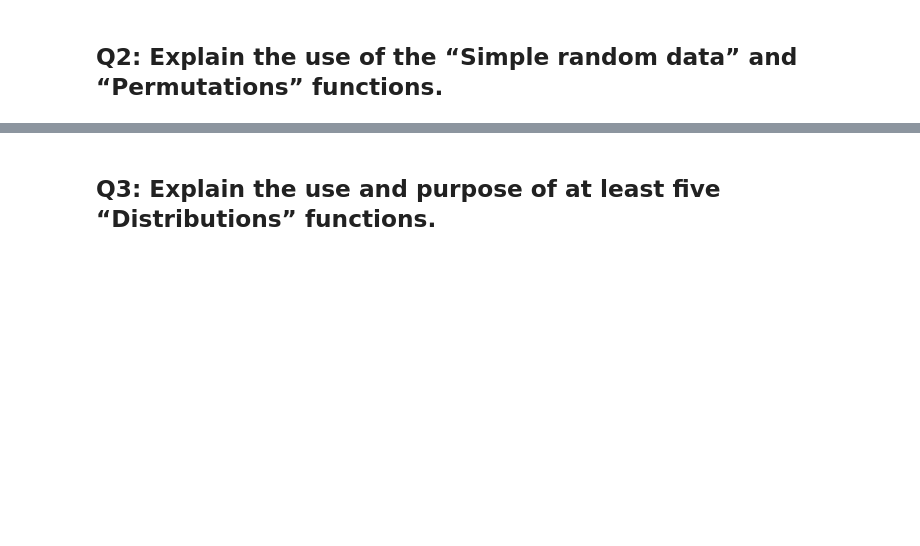
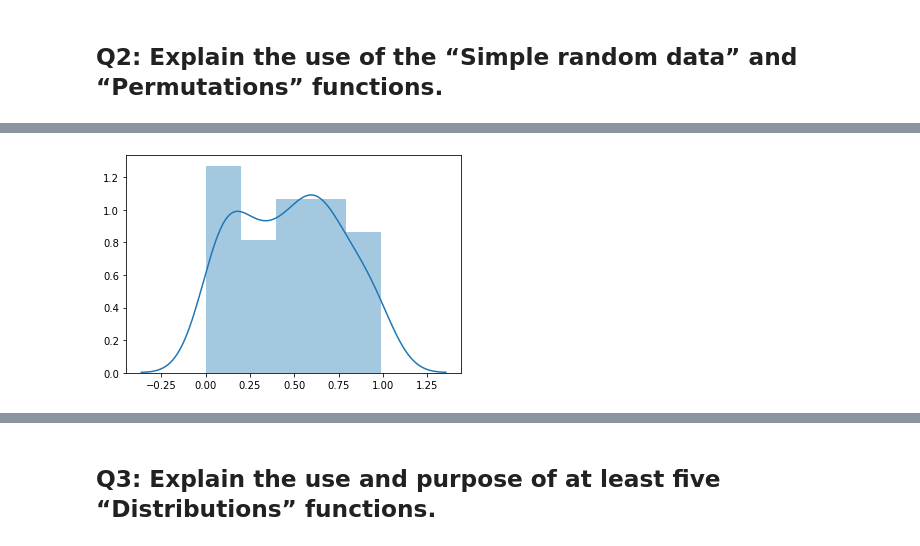
Before and after one commit to PJFinnerty/52465-Assignment, a Jupyter notebook: Practical Assignment.ipynb, the cells around one changed output, grey strips where cells are left out. Cells and saved outputs as stored; diff of their text form; code cells hidden in the pictures; blank space fills up the shorter version.

```diff
--- a/Practical Assignment.ipynb
+++ b/Practical Assignment.ipynb
@@ -323,0 +264,18 @@ None
+# %%
+# Seed the random number generator
+np.random.seed(0)
+
+# Initialize random numbers: random_numbers
+random_numbers = np.empty(100)
+
+# Generate random numbers by looping over range(100000)
+for i in range(100):
+    random_numbers[i] = np.random.random()
+
+# Plot a histogram
+sns.distplot(random_numbers)
+
+# Show the plot
+plt.show()
+# %% [output]
+[figure, added]
```
Also changed, not shown: parts of 339 cells of this notebook, 5 other files.
